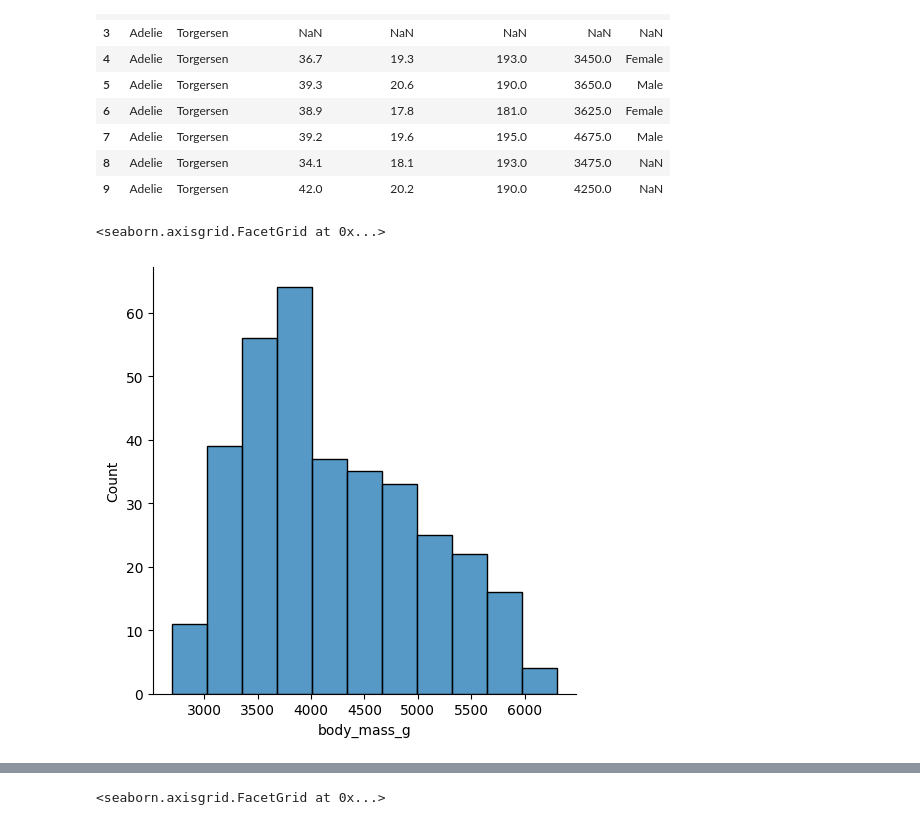
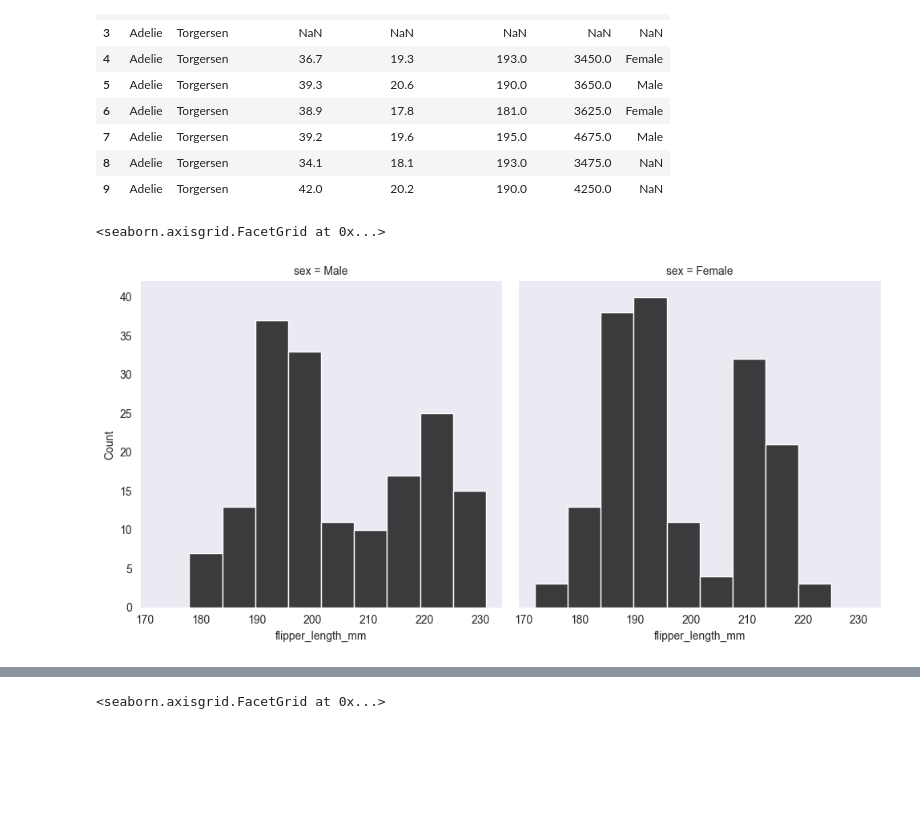
Before and after one commit to Bai-ell/DataScienceAndMachineLearningLessons, a Jupyter notebook: seaborn_lesson.ipynb, the cells around one changed output, grey strips where cells are left out. Drawn from its saved outputs; the diff is of its cells as text; code cells hidden in the pictures; blank space fills up the shorter version.

```diff
--- a/seaborn_lesson.ipynb
+++ b/seaborn_lesson.ipynb
@@ -119,10 +119,10 @@ penguins.head(10)
 | 8 | Adelie | Torgersen | 34.1 | 18.1 | 193.0 | 3475.0 | NaN |
 | 9 | Adelie | Torgersen | 42.0 | 20.2 | 190.0 | 4250.0 | NaN |
 # %%
-sns.displot(data=penguins, x= 'body_mass_g', kind='hist')
+sns.displot(data=penguins, x= 'flipper_length_mm', col='sex', color='black')
 # %% [output]
 <seaborn.axisgrid.FacetGrid at 0x...>
-[figure, old version]
+[figure, new version]
 # %%
 sns.displot(data=penguins, x= 'body_mass_g', kind='hist', hue='species')
 # %% [output]
```
Also changed, not shown: parts of 6 cells of this notebook, 2 other files.
